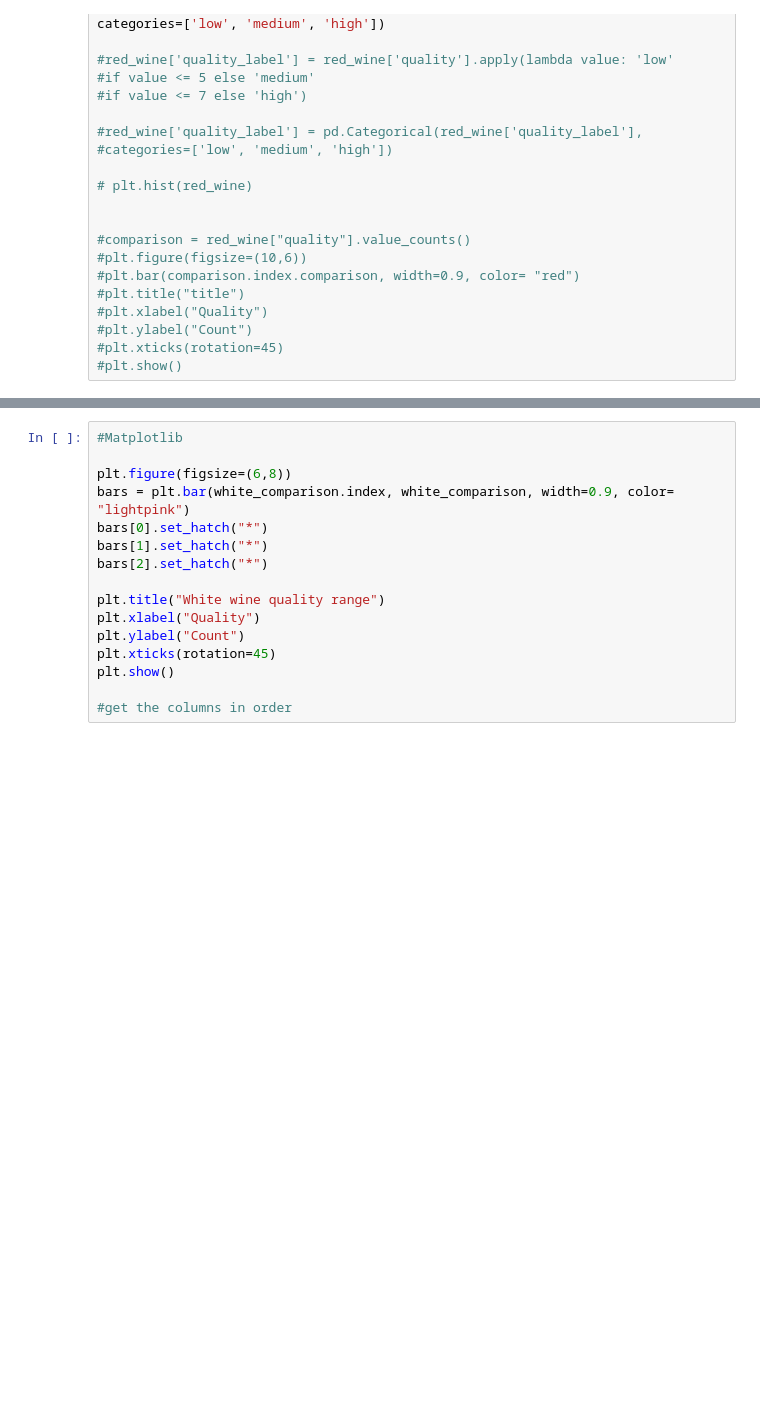
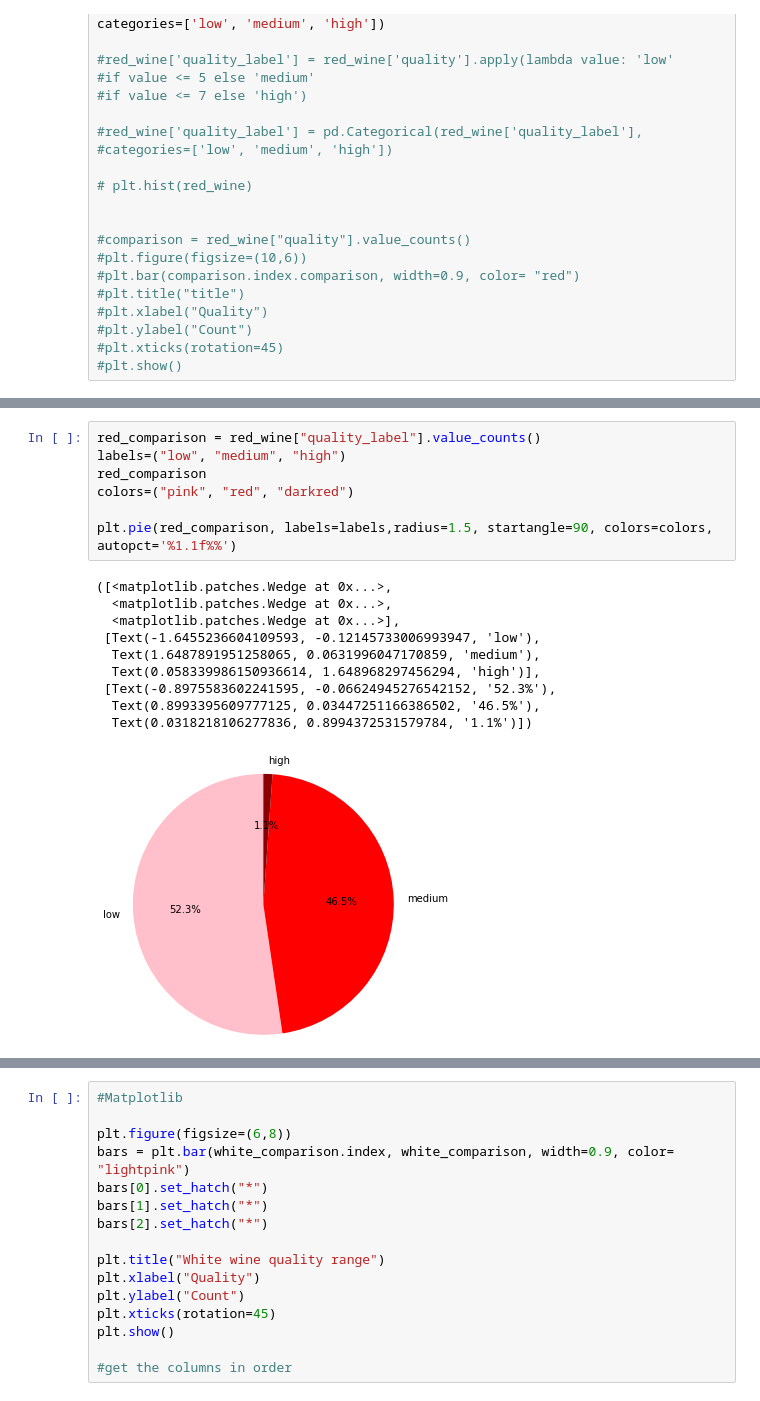
Before and after one commit to movifu1982/EDA---Wine-Project, a Jupyter notebook: EDA.ipynb, the cells around one changed output, grey strips where cells are left out. Saved outputs shown, nothing was run; the diff lists cells and outputs as text; blank space fills up the shorter version.

```diff
--- a/EDA.ipynb
+++ b/EDA.ipynb
@@ -104,3 +93,21 @@ Name: quality_label, dtype: int64
+# %%
+red_comparison = red_wine["quality_label"].value_counts()
+labels=("low", "medium", "high")
+red_comparison
+colors=("pink", "red", "darkred")
+
+plt.pie(red_comparison, labels=labels,radius=1.5, startangle=90, colors=colors, autopct='%1.1f%%')
+# %% [output]
+([<matplotlib.patches.Wedge at 0x...>,
+  <matplotlib.patches.Wedge at 0x...>,
+  <matplotlib.patches.Wedge at 0x...>],
+ [Text(-1.6455236604109593, -0.12145733006993947, 'low'),
+  Text(1.6487891951258065, 0.0631996047170859, 'medium'),
+  Text(0.058339986150936614, 1.648968297456294, 'high')],
+ [Text(-0.8975583602241595, -0.06624945276542152, '52.3%'),
+  Text(0.8993395609777125, 0.03447251166386502, '46.5%'),
+  Text(0.0318218106277836, 0.8994372531579784, '1.1%')])
+[figure, added]
 # %%
 #Matplotlib
 
```
Also changed, not shown: parts of 12 cells of this notebook, 2 other files.
